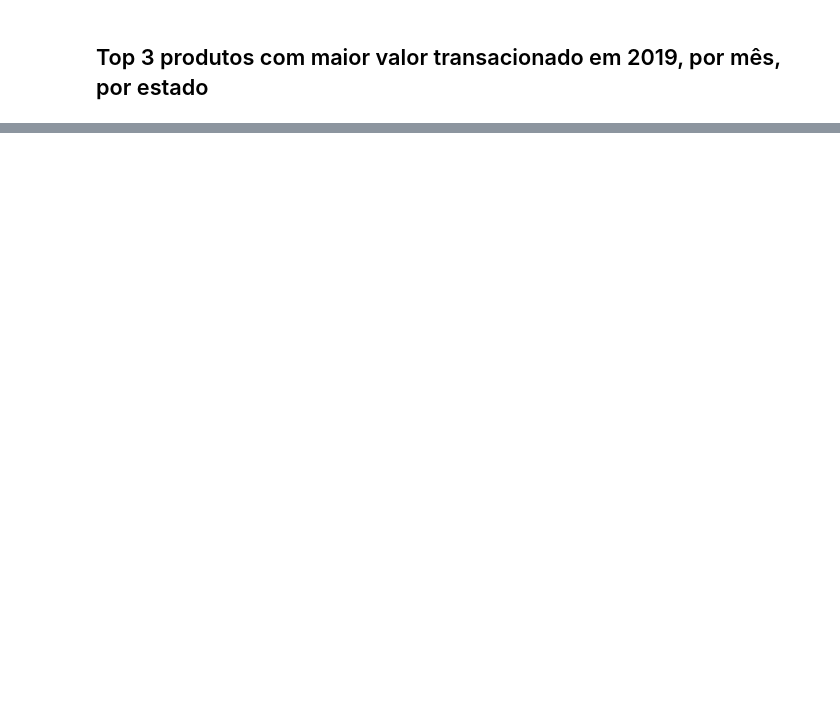
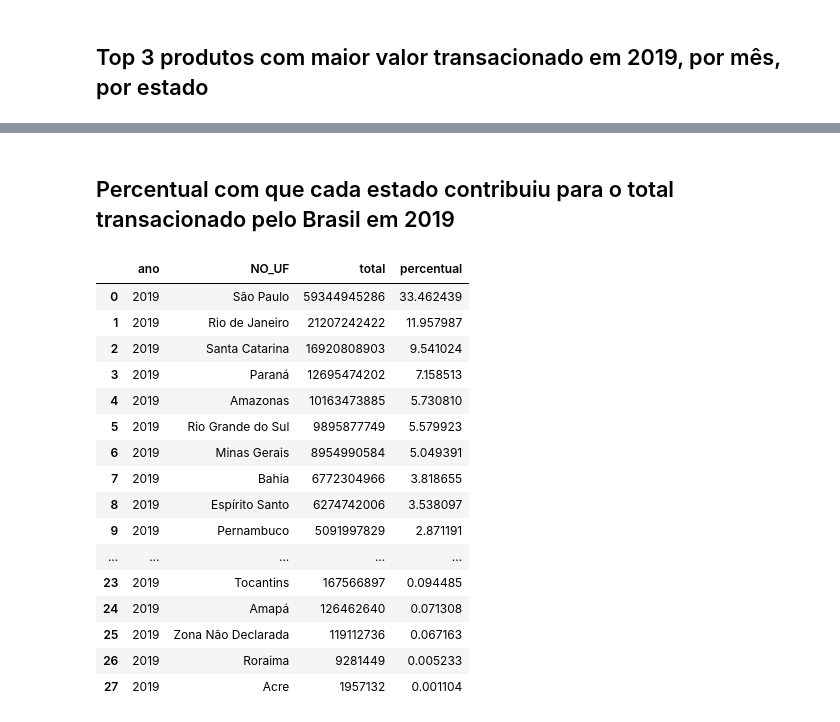
Before and after one commit to he7d3r/desafio-engenharia-dados, a Jupyter notebook: notebooks/database-exploration.ipynb, the cells around one changed output, grey strips where cells are left out. Saved outputs shown, nothing was run; the diff lists cells and outputs as text; code cells hidden in the pictures; blank space fills up the shorter version.

Commit message:
Add query to get how much each state contributed to the total of transactions in 2019

```diff
--- a/notebooks/database-exploration.ipynb
+++ b/notebooks/database-exploration.ipynb
@@ -666,0 +683,37 @@ display(pd.read_sql(query, conn))
+# %% [markdown]
+## Percentual com que cada estado contribuiu para o total transacionado pelo Brasil em 2019
+# %%
+%%timeit -n1 -r1
+year=2019
+query = f'''
+SELECT strftime("%Y", k.DATA) ano,
+       u.NO_UF,
+       SUM(VL_FOB) total,
+       100.0 * SUM(VL_FOB) / (SELECT SUM(VL_FOB)
+                FROM {kind}
+                WHERE strftime("%Y", DATA) = "{year}") percentual
+FROM {kind} k
+JOIN uf u ON SG_UF_NCM=u.SG_UF
+WHERE ano="{year}"
+GROUP BY SG_UF_NCM
+ORDER BY total DESC
+'''
+display(pd.read_sql(query, conn))
+# %% [output]
+|  | ano | NO_UF | total | percentual |
+| 0 | 2019 | São Paulo | 59344945286 | 33.462439 |
+| 1 | 2019 | Rio de Janeiro | 21207242422 | 11.957987 |
+| 2 | 2019 | Santa Catarina | 16920808903 | 9.541024 |
+| 3 | 2019 | Paraná | 12695474202 | 7.158513 |
+| 4 | 2019 | Amazonas | 10163473885 | 5.730810 |
+| 5 | 2019 | Rio Grande do Sul | 9895877749 | 5.579923 |
+| 6 | 2019 | Minas Gerais | 8954990584 | 5.049391 |
+| 7 | 2019 | Bahia | 6772304966 | 3.818655 |
+| 8 | 2019 | Espírito Santo | 6274742006 | 3.538097 |
+| 9 | 2019 | Pernambuco | 5091997829 | 2.871191 |
+| ... | ... | ... | ... | ... |
+| 23 | 2019 | Tocantins | 167566897 | 0.094485 |
+| 24 | 2019 | Amapá | 126462640 | 0.071308 |
+| 25 | 2019 | Zona Não Declarada | 119112736 | 0.067163 |
+| 26 | 2019 | Roraima | 9281449 | 0.005233 |
+| 27 | 2019 | Acre | 1957132 | 0.001104 |
```
Also changed, not shown: parts of 32 cells of this notebook.
